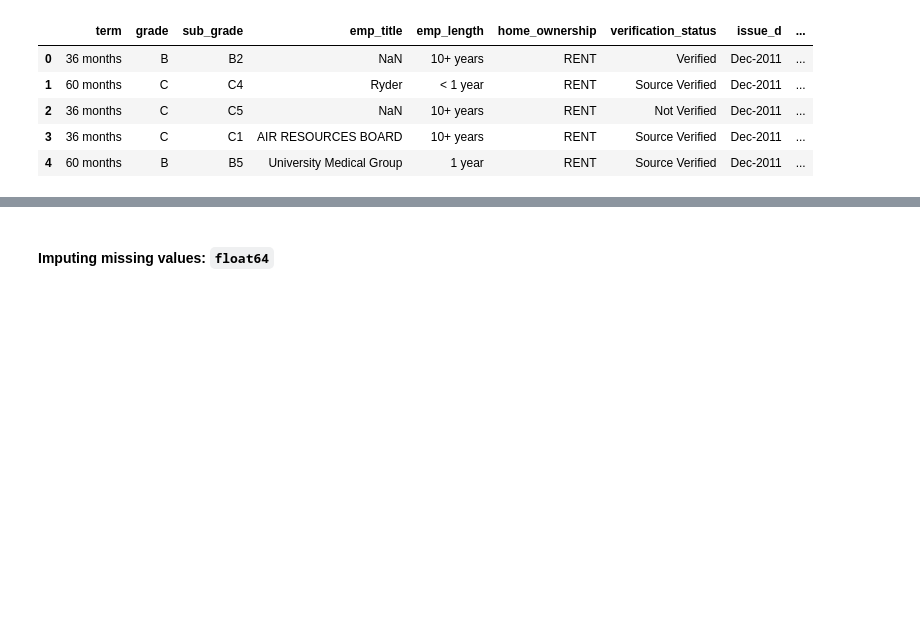
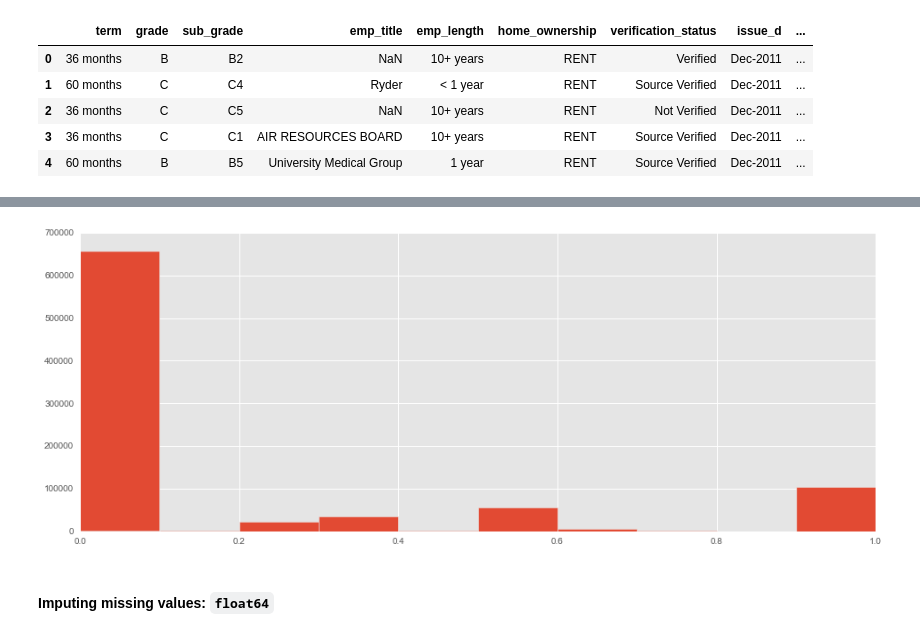
Before and after one commit to QuinnLee/cs109a-Project, a Jupyter notebook: notebooks/4-aa-feature-engineering.ipynb, the cells around one changed output, grey strips where cells are left out. Drawn from its saved outputs; the diff is of its cells as text; code cells hidden in the pictures; blank space fills up the shorter version.

Commit message:
Testing out string values
In Jupyter notebook, plotting hists for
each spelling mistake column.

```diff
--- a/notebooks/4-aa-feature-engineering.ipynb
+++ b/notebooks/4-aa-feature-engineering.ipynb
@@ -99,3 +127,9 @@ This may take a while.
+# %%
+plt.hist(t3['emp_title_percent_misspelled'], label = 'Employee title')
+plt.hist(t3['title_percent_misspelled'], label = Title')
+plt.show()
+# %% [output]
+[figure, added]
 # %% [markdown]
 #### Imputing missing values: `float64`
 # %%
```
Also changed, not shown: parts of 3 cells of this notebook, 1 other file.
